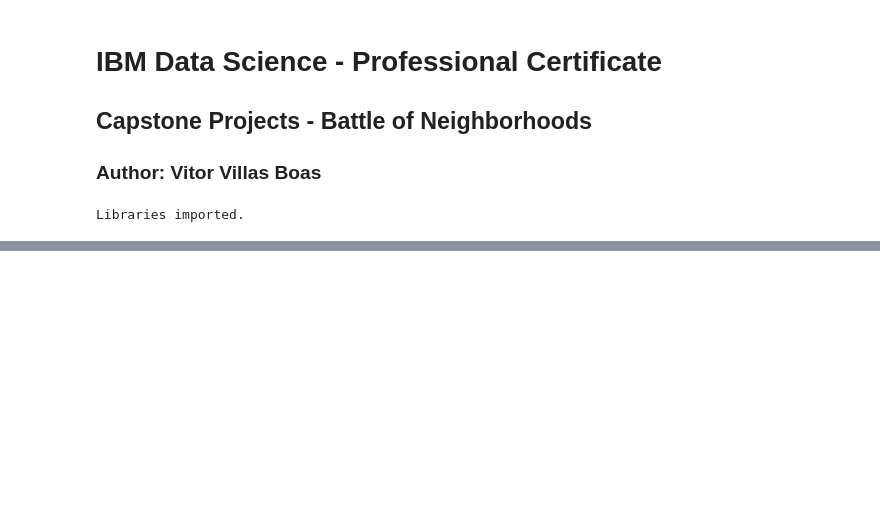
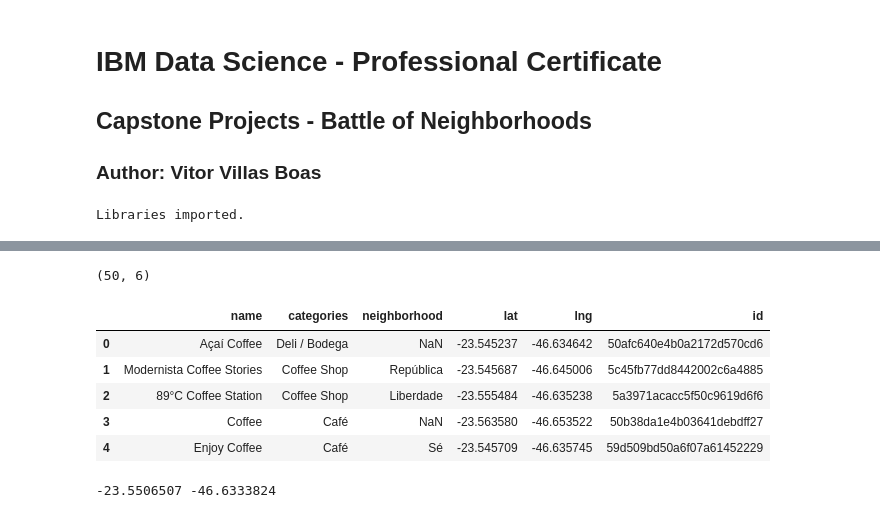
Before and after one commit to antoniovitorvb/IBM_Capstone_Project, a Jupyter notebook: Capstone_Project_The_Battle_of_Neighborhoods_(Week_1).ipynb, the cells around one changed output, grey strips where cells are left out. Drawn from its saved outputs; the diff is of its cells as text; code cells hidden in the pictures; blank space fills up the shorter version.

```diff
--- a/Capstone_Project_The_Battle_of_Neighborhoods_(Week_1).ipynb
+++ b/Capstone_Project_The_Battle_of_Neighborhoods_(Week_1).ipynb
@@ -48,0 +112,27 @@ with open('newyork_data.json') as json_data:
+# %%
+filtered_columns = ['name', 'categories', 'location.neighborhood', 'location.lat', 'location.lng', 'id'] # + [col for col in coffee_df.columns if col.startswith('location.')]
+filtered_coffee = coffee_df.loc[:, filtered_columns]
+# filtered_coffee.head()
+
+filtered_coffee['categories'] = filtered_coffee.apply(get_category_type, axis=1)
+filtered_coffee.columns = [column.split('.')[-1] for column in filtered_coffee.columns]
+print(filtered_coffee.shape)
+filtered_coffee.head()
+# %% [output]
+(50, 6)
+|  | name | categories | neighborhood | lat | lng | id |
+| 0 | Açaí Coffee | Deli / Bodega | NaN | -23.545237 | -46.634642 | 50afc640e4b0a2172d570cd6 |
+| 1 | Modernista Coffee Stories | Coffee Shop | República | -23.545687 | -46.645006 | 5c45fb77dd8442002c6a4885 |
+| 2 | 89°C Coffee Station | Coffee Shop | Liberdade | -23.555484 | -46.635238 | 5a3971acacc5f50c9619d6f6 |
+| 3 | Coffee | Café | NaN | -23.563580 | -46.653522 | 50b38da1e4b03641debdff27 |
+| 4 | Enjoy Coffee | Café | Sé | -23.545709 | -46.635745 | 59d509bd50a6f07a61452229 |
+# %%
+address = 'Sao Paulo, SP'
+
+geolocator = Nominatim(user_agent="foursquare_agent")
+location = geolocator.geocode(address)
+latitude = location.latitude
+longitude = location.longitude
+print(latitude, longitude)
+# %% [output]
+-23.5506507 -46.6333824
```
Also changed, not shown: parts of 11 cells of this notebook.
